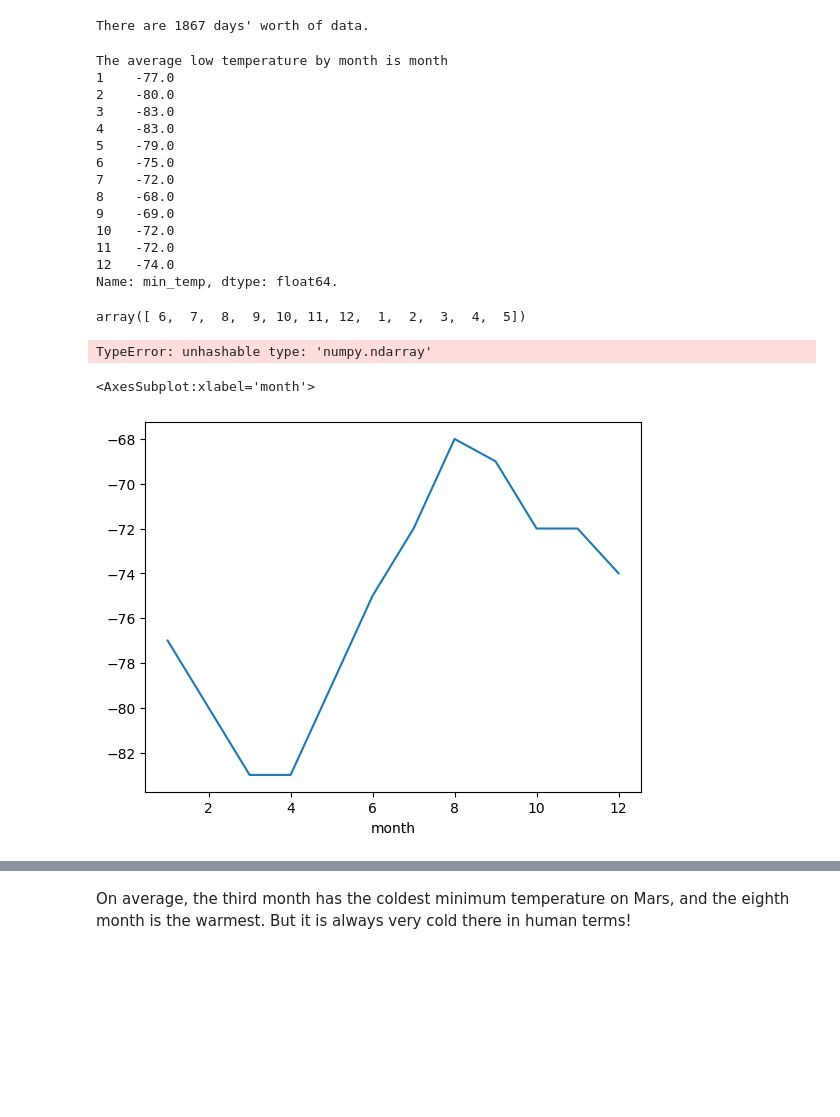
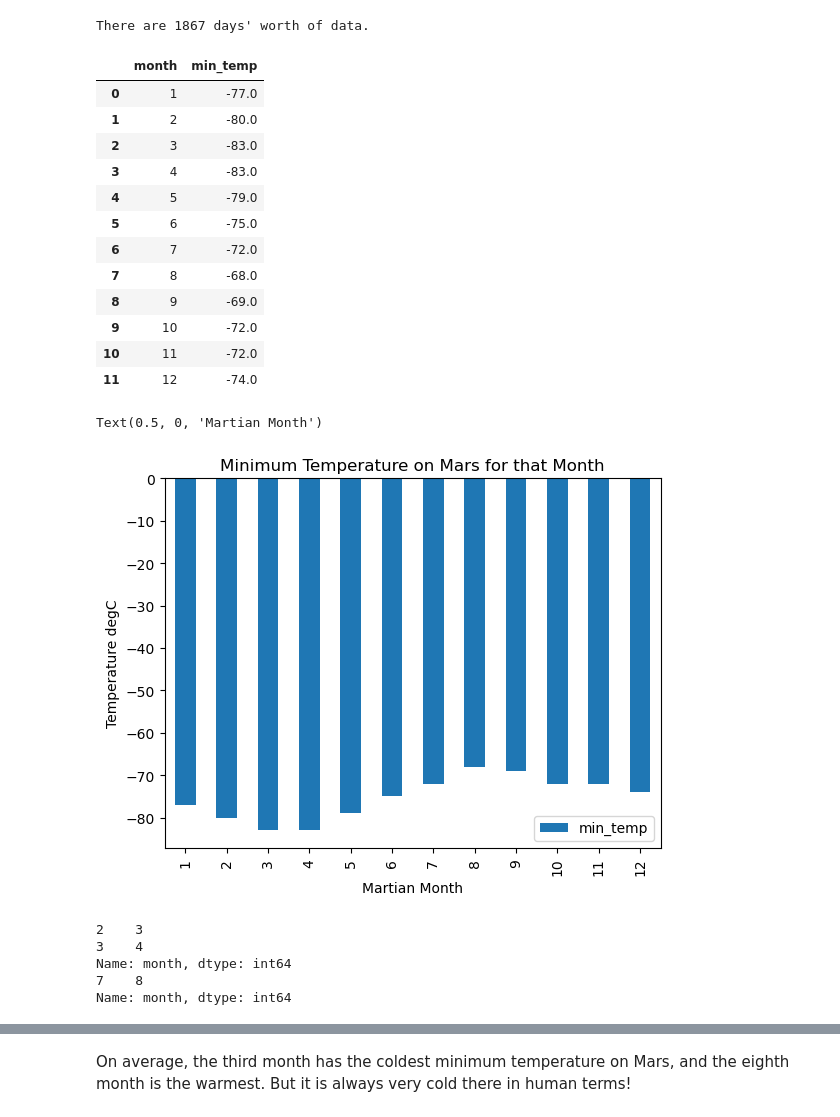
Before and after one commit to DavidsonRCan2/11-data-collection, a Jupyter notebook: part_2_mars_weather.ipynb, the cells around one changed output, grey strips where cells are left out. Cells and saved outputs as stored; diff of their text form; code cells hidden in the pictures; blank space fills up the shorter version.

```diff
--- a/part_2_mars_weather.ipynb
+++ b/part_2_mars_weather.ipynb
@@ -159,35 +160,21 @@ print(f"There are {martian_days} days' worth of data.")
 There are 1867 days' worth of data.
 # %%
 # 3. What is the average low temperature by month?
-avg_low_temp = round(mars_df.min_temp.groupby(mars_df.month).mean(),0)
-print(f"The average low temperature by month is {avg_low_temp}.")
+# I grouped by month and took the mean of each group, rounded it to one decimal place, and reset the index of the new df.
+avg_low_temp_df = pd.DataFrame(round(mars_df.min_temp.groupby(mars_df.month).mean(),0))
+avg_low_temp_df = avg_low_temp_df.reset_index()
+avg_low_temp_df
 # %% [output]
-The average low temperature by month is month
-1    -77.0
-2    -80.0
-3    -83.0
-4    -83.0
-5    -79.0
-6    -75.0
-7    -72.0
-8    -68.0
-9    -69.0
-10   -72.0
-11   -72.0
-12   -74.0
-Name: min_temp, dtype: float64.
+|  | month | min_temp |
+| 0 | 1 | -77.0 |
+| 1 | 2 | -80.0 |
+| 2 | 3 | -83.0 |
+| 3 | 4 | -83.0 |
+| 4 | 5 | -79.0 |
+| 5 | 6 | -75.0 |
+| 6 | 7 | -72.0 |
+| 7 | 8 | -68.0 |
+| 8 | 9 | -69.0 |
+| 9 | 10 | -72.0 |
+| 10 | 11 | -72.0 |
+| 11 | 12 | -74.0 |
-# %%
-temp_month = mars_df.month.unique()
-temp_month
-# %% [output]
-array([ 6,  7,  8,  9, 10, 11, 12,  1,  2,  3,  4,  5])
-# %%
-temp_by_month_df = pd.concat({temp_month,avg_low_temp})
-# %% [output]
-TypeError: unhashable type: 'numpy.ndarray'
-# %%
-# Plot the average temperature by month
-avg_low_temp.plot()
-# %% [output]
-<AxesSubplot:xlabel='month'>
-[figure, removed]
@@ -201,0 +181,24 @@ avg_low_temp.plot()
+# %%
+# Plot the average temperature by month
+avg_low_temp_df.plot(x='month', y='min_temp', kind="bar")
+plt.title("Minimum Temperature on Mars for that Month")
+plt.ylabel("Temperature degC")
+plt.xlabel("Martian Month")
+# %% [output]
+Text(0.5, 0, 'Martian Month')
+[figure, added]
+# %%
+# Identify the coldest and hottest months in Curiosity's location
+# Used .loc to locate the month at where the temperature was the min for the coldest and the max for the hottest.
+coldest = avg_low_temp_df['min_temp'].min()
+coldest_month = avg_low_temp_df["month"].loc[avg_low_temp_df["min_temp"]==coldest]
+hottest = avg_low_temp_df['min_temp'].max()
+hottest_month = avg_low_temp_df["month"].loc[avg_low_temp_df["min_temp"]==hottest]
+print(coldest_month)
+print(hottest_month)
+# %% [output]
+2    3
+3    4
+Name: month, dtype: int64
+7    8
+Name: month, dtype: int64
```
Also changed, not shown: parts of 13 cells of this notebook, 1 other file.
